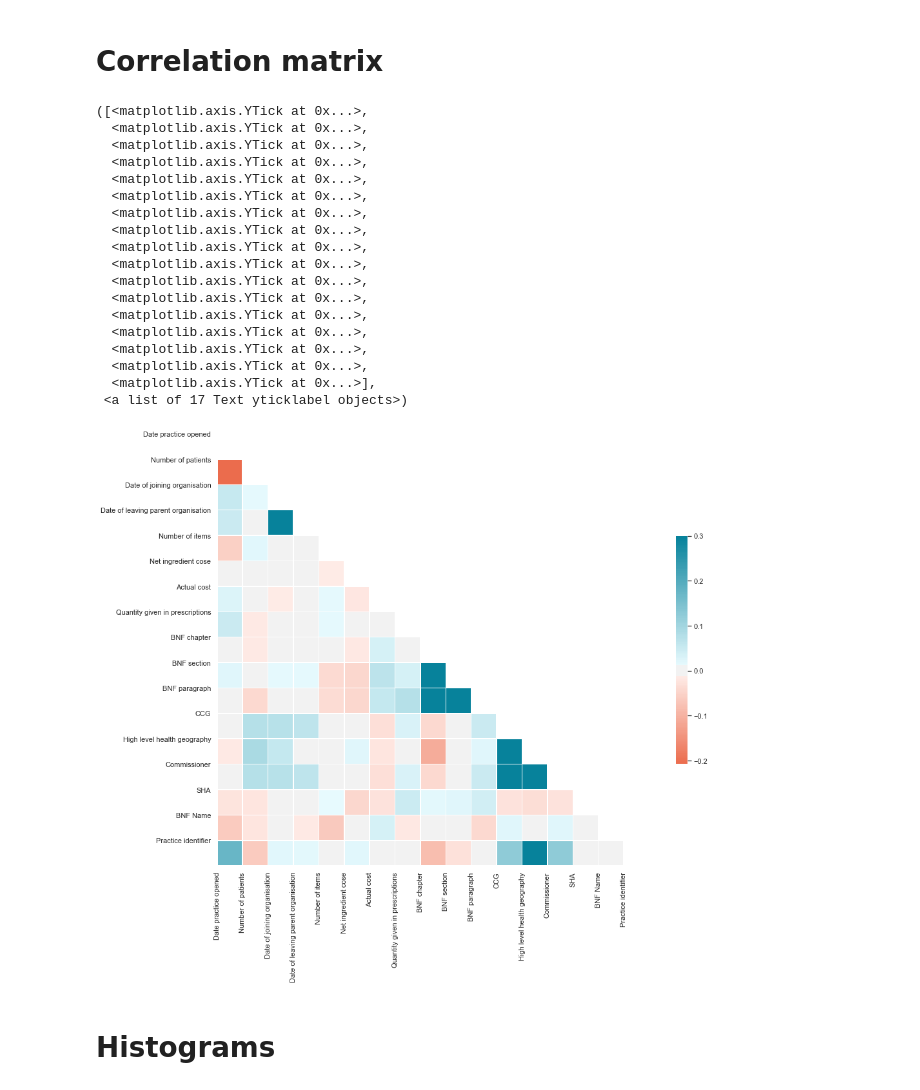
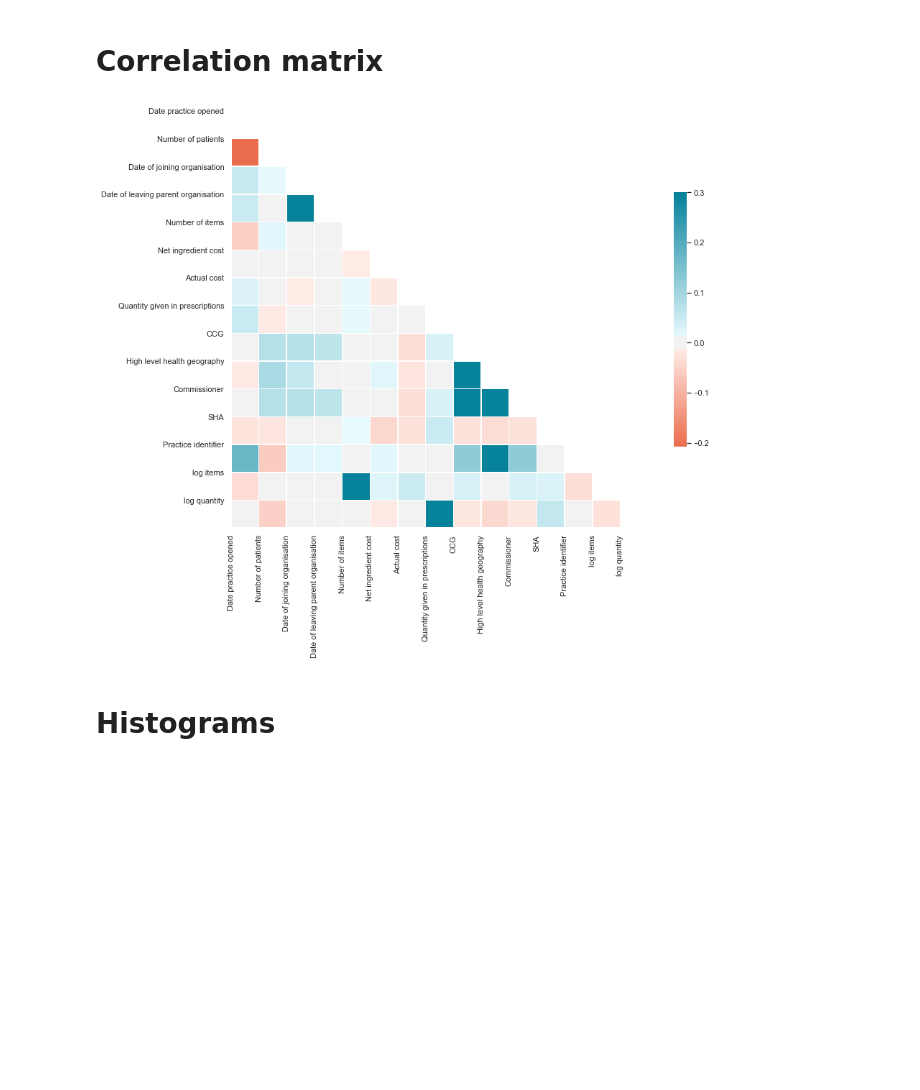
Before and after one commit to Imyyy/ML_Prescribing, a Jupyter notebook: EDA_Jupyter.ipynb, the cells around one changed output. Saved outputs shown, nothing was run; the diff lists cells and outputs as text; code cells hidden in the pictures; blank space fills up the shorter version.

```diff
--- a/EDA_Jupyter.ipynb
+++ b/EDA_Jupyter.ipynb
@@ -15,6 +15,7 @@ final.drop('Unnamed: 0', inplace=True, axis =1) # Need to deal with the columns
 small = final.iloc[:, : 17] # Select all the columns that are not from one hot encoding
 small['logitems'] = np.log(small['items'])
 small['logquantity'] = np.log(small['quantity'])
+small.drop(["bnf.paragraph", "bnf.name1", "bnf.chapter", "bnf.section"], axis = 1, inplace = True)
 small.info()
 # %% [output]
 <class 'pandas.core.frame.DataFrame'>
@@ -59,39 +62,21 @@ bplot = sns.boxplot(y='items', x='bnf.chapter', data=small, width=0.5, palette="
 # %%
 corr = small.corr() # Compute the correlation matrix
 mask = np.triu(np.ones_like(corr, dtype=np.bool)) # Generate a mask for the upper triangle
-f, ax = plt.subplots(figsize=(15, 13)) # Set up the matplotlib figure
+f, ax = plt.subplots(figsize=(13, 13)) # Set up the matplotlib figure
 cmap = sns.diverging_palette(15, 220, as_cmap=True, center="light", s = 99) # Generate a custom diverging colormap, have changed so red is negative
     # center = whether white or black in middle of colour range
     # s : saturation. Integer 1 - 100
-sns.heatmap(corr, mask=mask, cmap=cmap, vmax=.3, center=0,
+heat = sns.heatmap(corr, mask=mask, cmap=cmap, vmax=.3, center=0,
             square=True, linewidths=.5, cbar_kws={"shrink": .5}
            ) # Draw the heatmap with the mask and correct aspect ratio
 list_labels = ('Date practice opened', 'Number of patients', 'Date of joining organisation', 'Date of leaving parent organisation',
-               'Number of items', 'Net ingredient cost', 'Actual cost', 'Quantity given in prescriptions',
-               'BNF chapter', 'BNF section', 'BNF paragraph', 'CCG', 'High level health geography', 'Commissioner', 'SHA',
-               'BNF Name', 'Practice identifier')
-plt.xticks(np.arange(17), list_labels) # Change the x axis labels to actual names
-plt.yticks(np.arange(17), list_labels ) # Change the y axis labels
+               'Number of items', 'Net ingredient cost', 'Actual cost', 'Quantity given in prescriptions', 'CCG', 'High level health geography', 'Commissioner', 'SHA', 'Practice identifier', 'log items', 'log quantity')
+plt.xticks(np.arange(15), list_labels) # Change the x axis labels to actual names
+plt.yticks(np.arange(15), list_labels ) # Change the y axis labels
+heat = heat.get_figure()
+heat.savefig ('Correlation heatmap')
 # %% [output]
-([<matplotlib.axis.YTick at 0x...>,
-  <matplotlib.axis.YTick at 0x...>,
-  <matplotlib.axis.YTick at 0x...>,
-  <matplotlib.axis.YTick at 0x...>,
-  <matplotlib.axis.YTick at 0x...>,
-  <matplotlib.axis.YTick at 0x...>,
-  <matplotlib.axis.YTick at 0x...>,
-  <matplotlib.axis.YTick at 0x...>,
-  <matplotlib.axis.YTick at 0x...>,
-  <matplotlib.axis.YTick at 0x...>,
-  <matplotlib.axis.YTick at 0x...>,
-  <matplotlib.axis.YTick at 0x...>,
-  <matplotlib.axis.YTick at 0x...>,
-  <matplotlib.axis.YTick at 0x...>,
-  <matplotlib.axis.YTick at 0x...>,
-  <matplotlib.axis.YTick at 0x...>,
-  <matplotlib.axis.YTick at 0x...>],
- <a list of 17 Text yticklabel objects>)
-[figure, old version]
+[figure, new version]
 # %%
 # Group by practice if needed
 list(x_grouped)[0]
```
Also changed, not shown: parts of 4 cells of this notebook, 1 other file.
